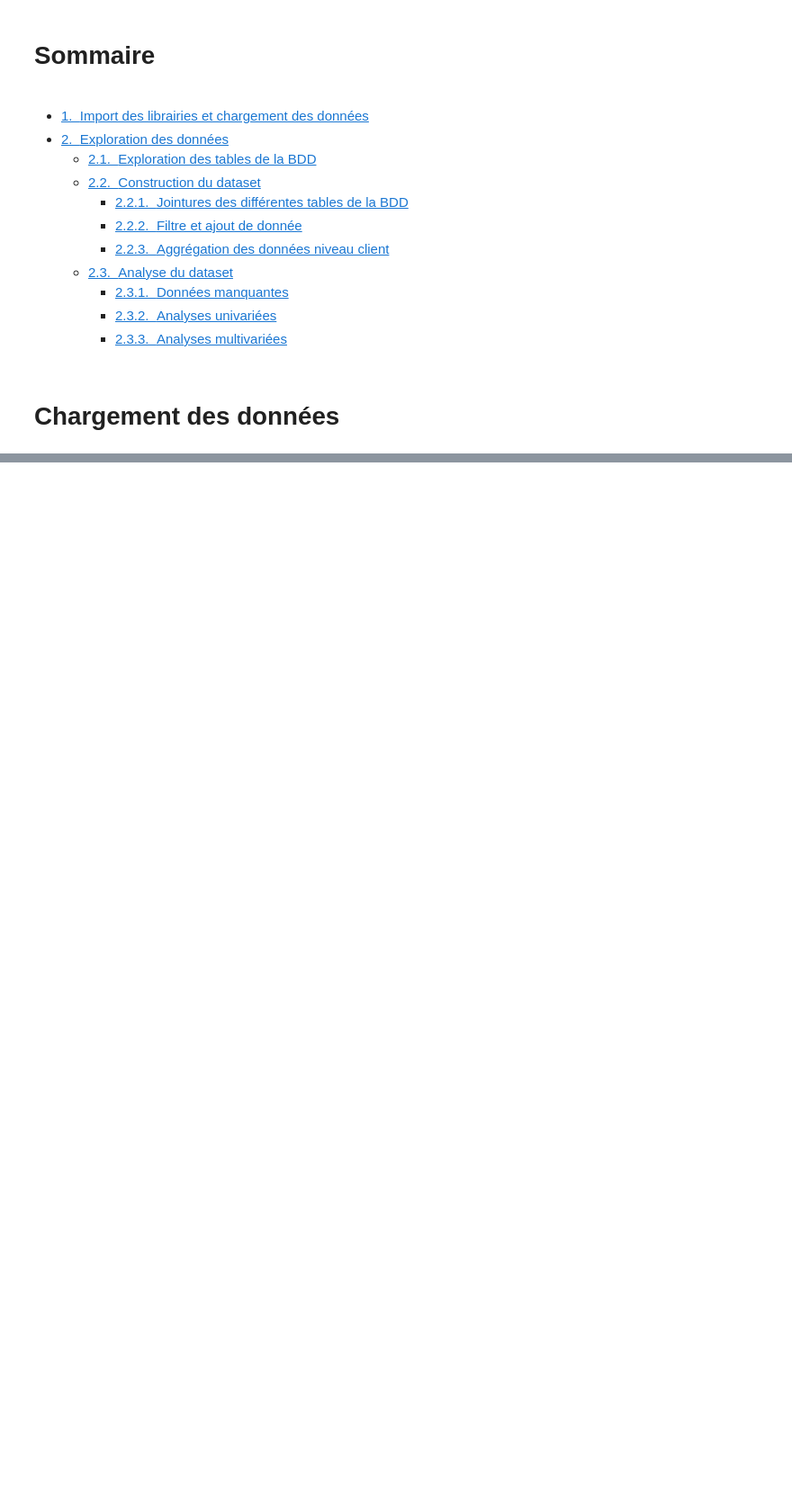
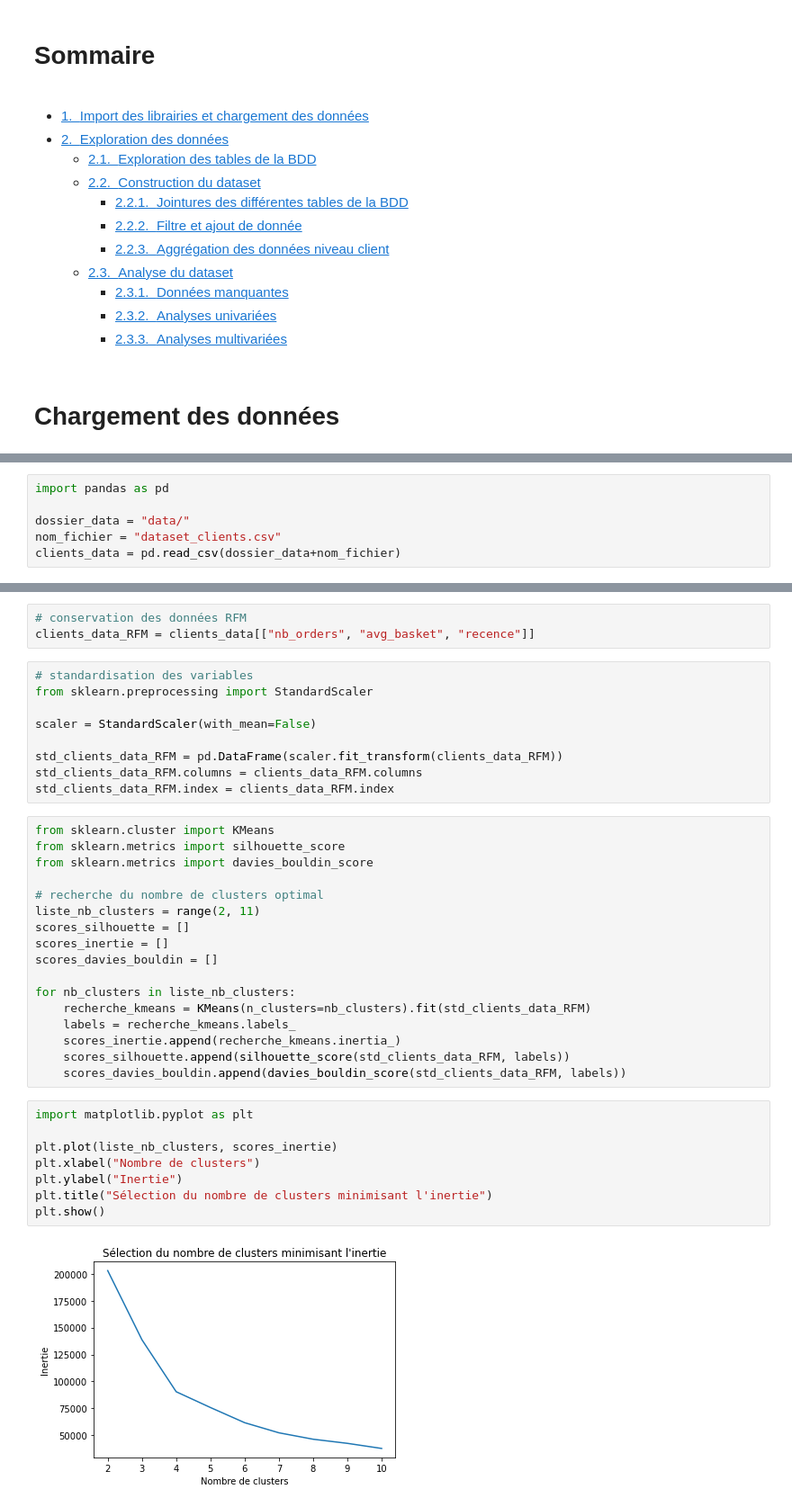
Before and after one commit to sebastienbourgeois/oc-p5-segmenter-clients-site-ecommerce, a Jupyter notebook: POLIST_02_notebookessais.ipynb, the cells around one changed output, grey strips where cells are left out. Shown at 90% size. Saved outputs shown, nothing was run; the diff lists cells and outputs as text; blank space fills up the shorter version.

Commit message:
Chargement et standardisation des données, recherche du nombre de clusters optimal

```diff
--- a/POLIST_02_notebookessais.ipynb
+++ b/POLIST_02_notebookessais.ipynb
@@ -96,0 +95,6 @@ import pandas as pd
+# %%
+import pandas as pd
+
+dossier_data = "data/"
+nom_fichier = "dataset_clients.csv"
+clients_data = pd.read_csv(dossier_data+nom_fichier)
@@ -96,0 +139,39 @@ import pandas as pd
+# %%
+# conservation des données RFM
+clients_data_RFM = clients_data[["nb_orders", "avg_basket", "recence"]]
+# %%
+# standardisation des variables
+from sklearn.preprocessing import StandardScaler
+
+scaler = StandardScaler(with_mean=False)
+
+std_clients_data_RFM = pd.DataFrame(scaler.fit_transform(clients_data_RFM))
+std_clients_data_RFM.columns = clients_data_RFM.columns
+std_clients_data_RFM.index = clients_data_RFM.index
+# %%
+from sklearn.cluster import KMeans
+from sklearn.metrics import silhouette_score
+from sklearn.metrics import davies_bouldin_score
+
+# recherche du nombre de clusters optimal
+liste_nb_clusters = range(2, 11)
+scores_silhouette = []
+scores_inertie = []
+scores_davies_bouldin = []
+
+for nb_clusters in liste_nb_clusters:
+    recherche_kmeans = KMeans(n_clusters=nb_clusters).fit(std_clients_data_RFM)
+    labels = recherche_kmeans.labels_
+    scores_inertie.append(recherche_kmeans.inertia_)
+    scores_silhouette.append(silhouette_score(std_clients_data_RFM, labels))
+    scores_davies_bouldin.append(davies_bouldin_score(std_clients_data_RFM, labels))
+# %%
+import matplotlib.pyplot as plt
+
+plt.plot(liste_nb_clusters, scores_inertie)
+plt.xlabel("Nombre de clusters")
+plt.ylabel("Inertie")
+plt.title("Sélection du nombre de clusters minimisant l'inertie")
+plt.show()
+# %% [output]
+[figure, added]
```
Also changed, not shown: parts of 7 cells of this notebook.
